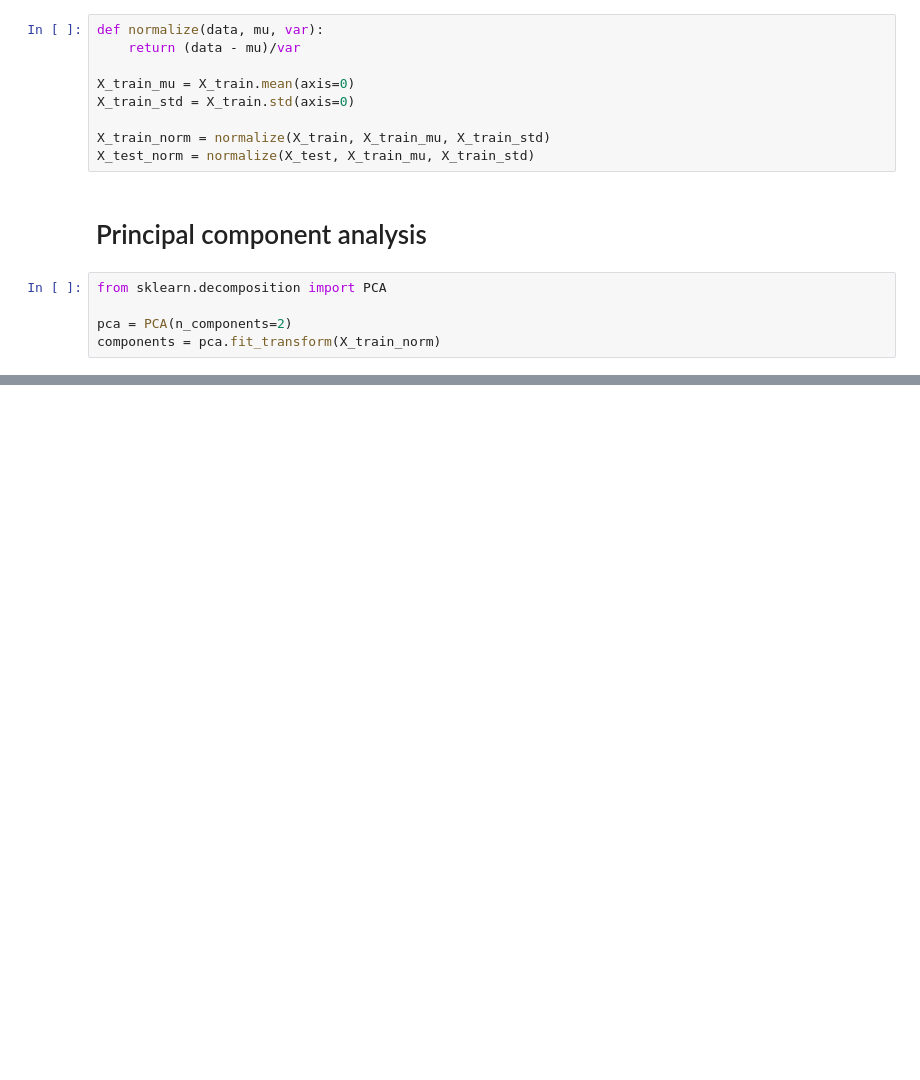
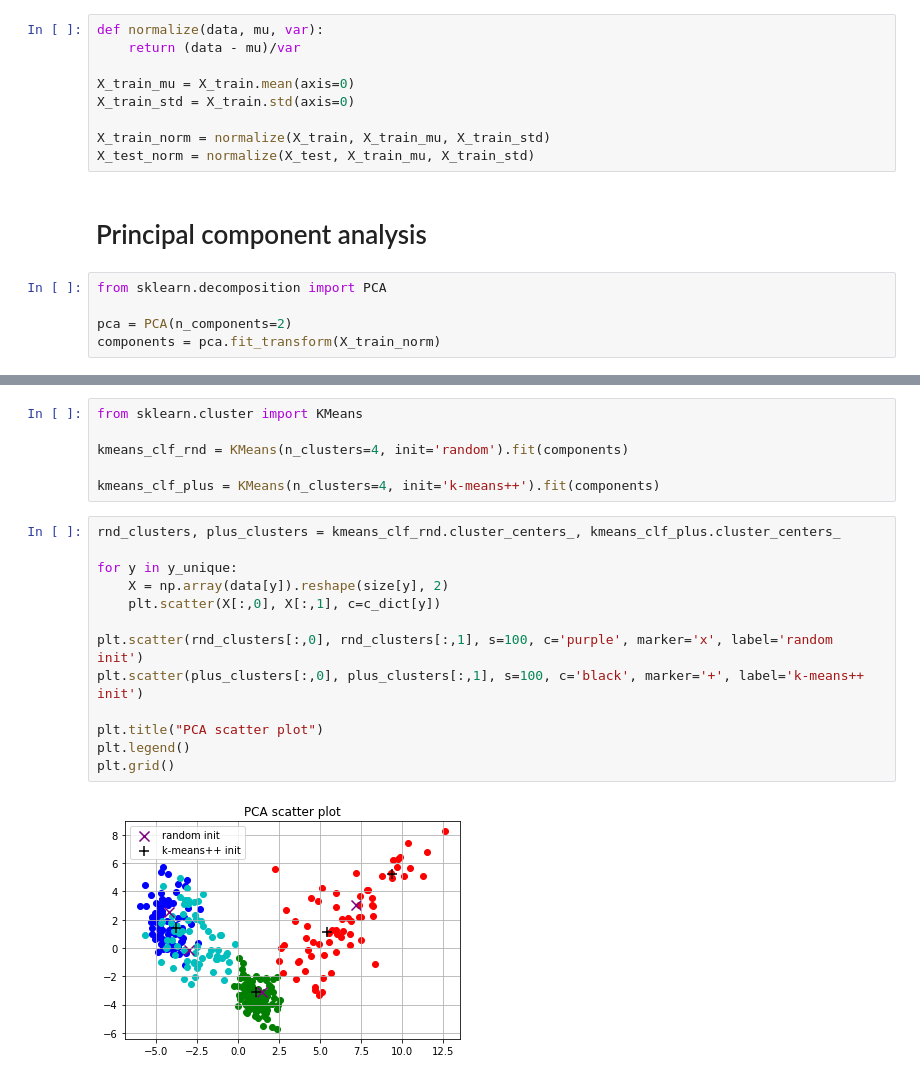
Before and after one commit to henrikwindum/ML, a Jupyter notebook: Home Assignment 5/Exercise 4 - Variable Stars.ipynb, the cells around one changed output, grey strips where cells are left out. Saved outputs shown, nothing was run; the diff lists cells and outputs as text; blank space fills up the shorter version.

```diff
--- a/Home Assignment 5/Exercise 4 - Variable Stars.ipynb
+++ b/Home Assignment 5/Exercise 4 - Variable Stars.ipynb
@@ -123,0 +124,21 @@ plt.grid()
+# %%
+from sklearn.cluster import KMeans
+
+kmeans_clf_rnd = KMeans(n_clusters=4, init='random').fit(components)
+
+kmeans_clf_plus = KMeans(n_clusters=4, init='k-means++').fit(components)
+# %%
+rnd_clusters, plus_clusters = kmeans_clf_rnd.cluster_centers_, kmeans_clf_plus.cluster_centers_
+
+for y in y_unique:
+    X = np.array(data[y]).reshape(size[y], 2)
+    plt.scatter(X[:,0], X[:,1], c=c_dict[y])
+
+plt.scatter(rnd_clusters[:,0], rnd_clusters[:,1], s=100, c='purple', marker='x', label='random init')
+plt.scatter(plus_clusters[:,0], plus_clusters[:,1], s=100, c='black', marker='+', label='k-means++ init')
+
+plt.title("PCA scatter plot")
+plt.legend()
+plt.grid()
+# %% [output]
+[figure, added]
```
Also changed, not shown: parts of 1 cell of this notebook, 2 other files.
